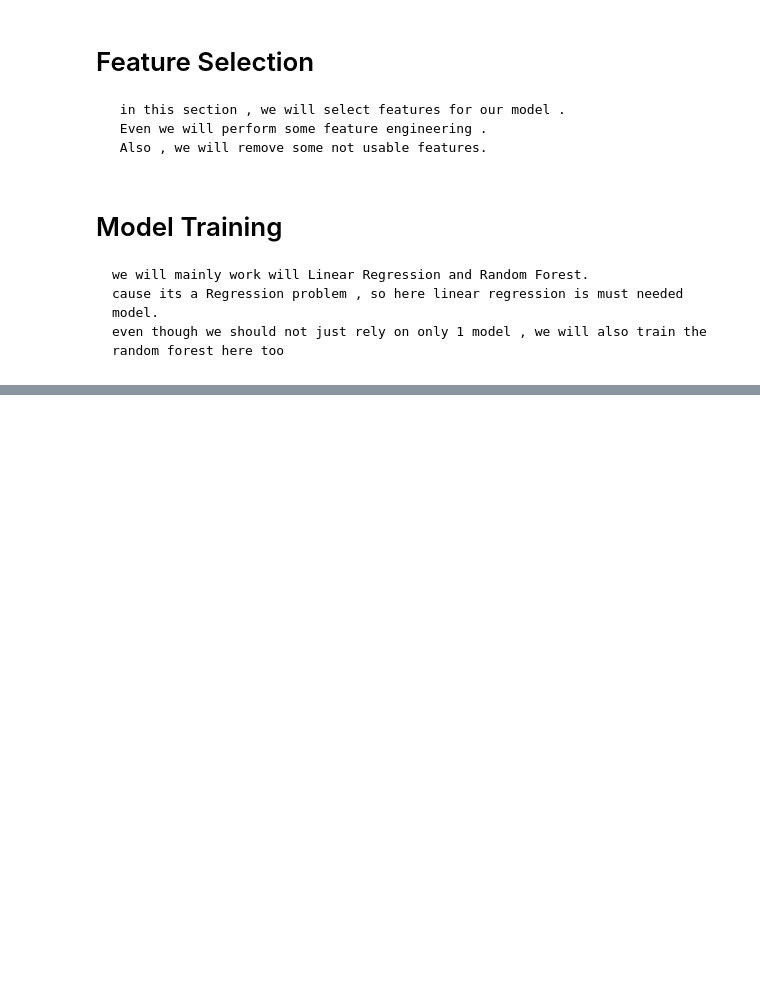
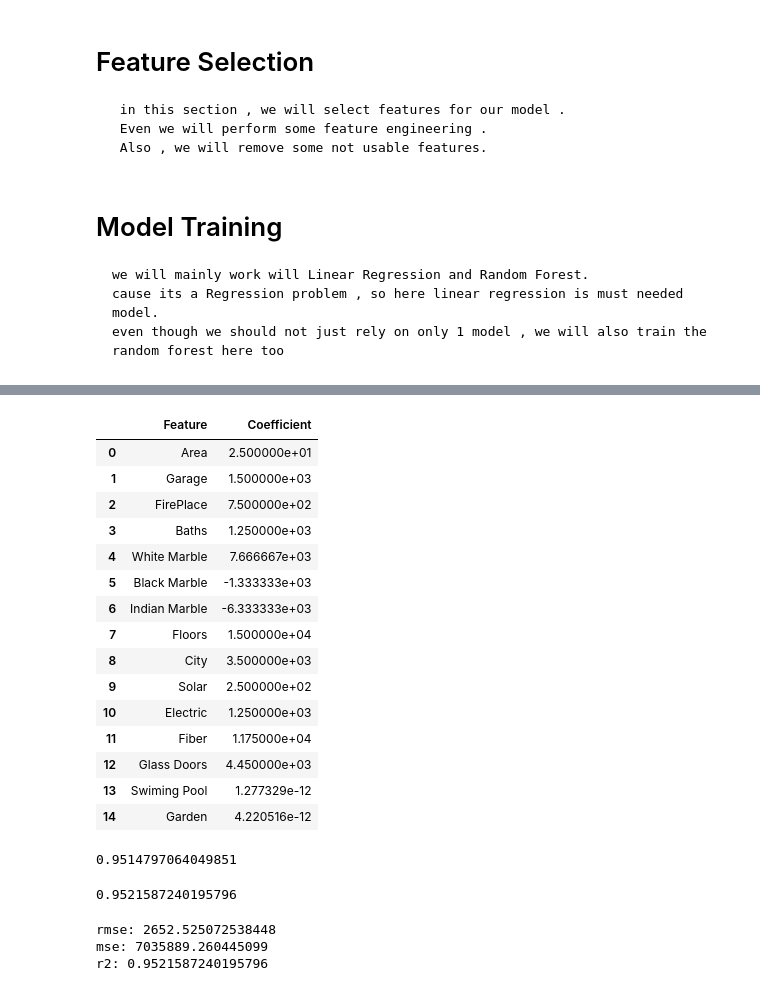
Before and after one commit to yadavchandan26/Machine-Learning, a Jupyter notebook: house_price_prediction.ipynb, the cells around one changed output, grey strips where cells are left out. Saved outputs shown, nothing was run; the diff lists cells and outputs as text; code cells hidden in the pictures; blank space fills up the shorter version.

```diff
--- a/house_price_prediction.ipynb
+++ b/house_price_prediction.ipynb
@@ -175,0 +220,45 @@ NameError: name 'model' is not defined
+# %%
+import pandas as pd
+
+pd.DataFrame({'Feature': x.columns, 'Coefficient': linear_model.coef_})
+# %% [output]
+|  | Feature | Coefficient |
+| 0 | Area | 2.500000e+01 |
+| 1 | Garage | 1.500000e+03 |
+| 2 | FirePlace | 7.500000e+02 |
+| 3 | Baths | 1.250000e+03 |
+| 4 | White Marble | 7.666667e+03 |
+| 5 | Black Marble | -1.333333e+03 |
+| 6 | Indian Marble | -6.333333e+03 |
+| 7 | Floors | 1.500000e+04 |
+| 8 | City | 3.500000e+03 |
+| 9 | Solar | 2.500000e+02 |
+| 10 | Electric | 1.250000e+03 |
+| 11 | Fiber | 1.175000e+04 |
+| 12 | Glass Doors | 4.450000e+03 |
+| 13 | Swiming Pool | 1.277329e-12 |
+| 14 | Garden | 4.220516e-12 |
+# %%
+r_model=RandomForestRegressor(
+    max_depth=7,
+    random_state=42,
+    min_samples_split=4,
+    n_jobs=-1,
+    oob_score=True
+)
+model_train(r_model,x_train,y_train)
+# %% [output]
+0.9514797064049851
+# %%
+y_pred=r_model.predict(x_test)
+print(r_model.score(x_test,y_test))
+# %% [output]
+0.9521587240195796
+# %%
+print('rmse:',root_mean_squared_error(y_test,y_pred))
+print('mse:',mean_squared_error(y_test,y_pred))
+print('r2:',r2_score(y_test,y_pred))
+# %% [output]
+rmse: 2652.525072538448
+mse: 7035889.260445099
+r2: 0.9521587240195796
```
Also changed, not shown: parts of 8 cells of this notebook.
